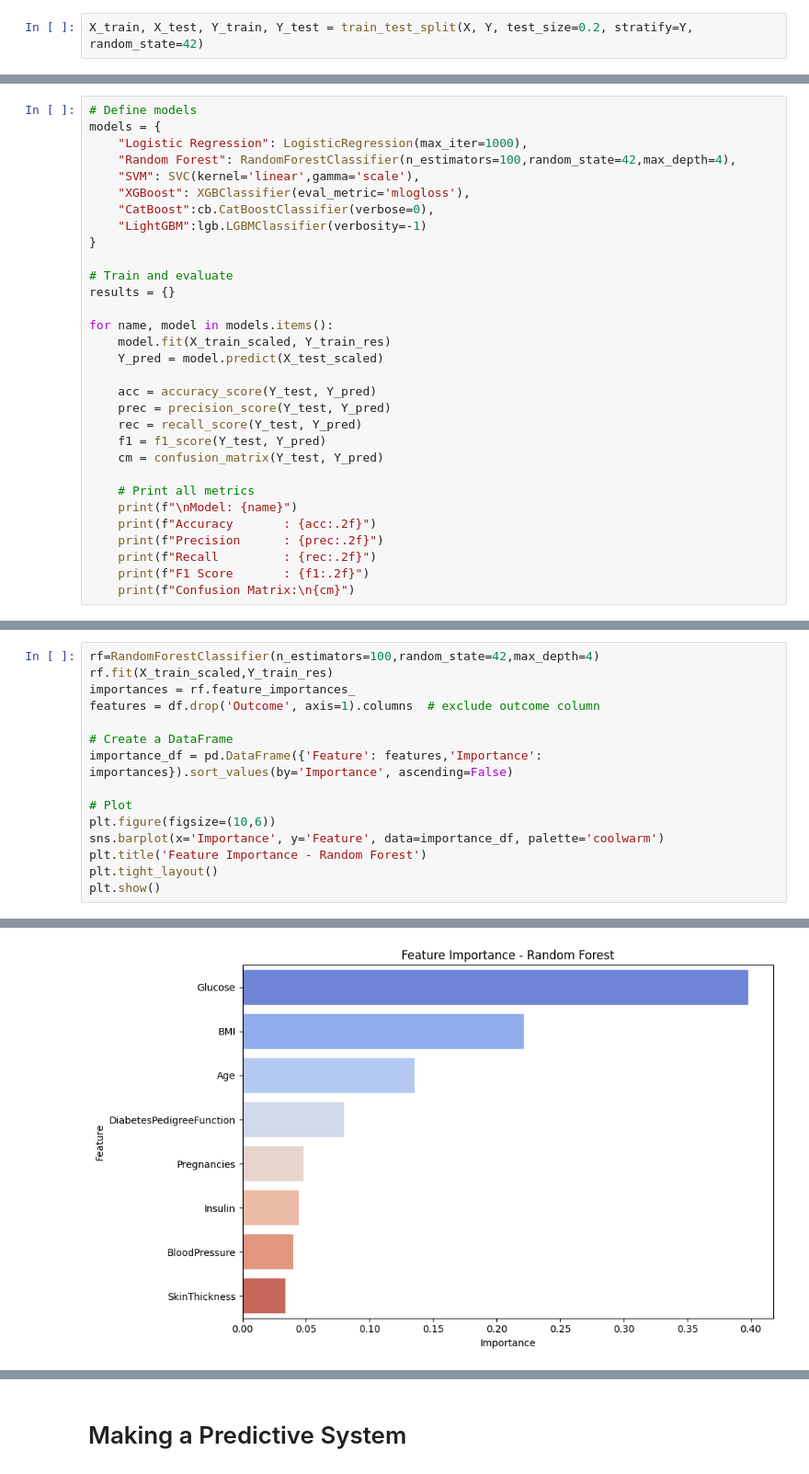
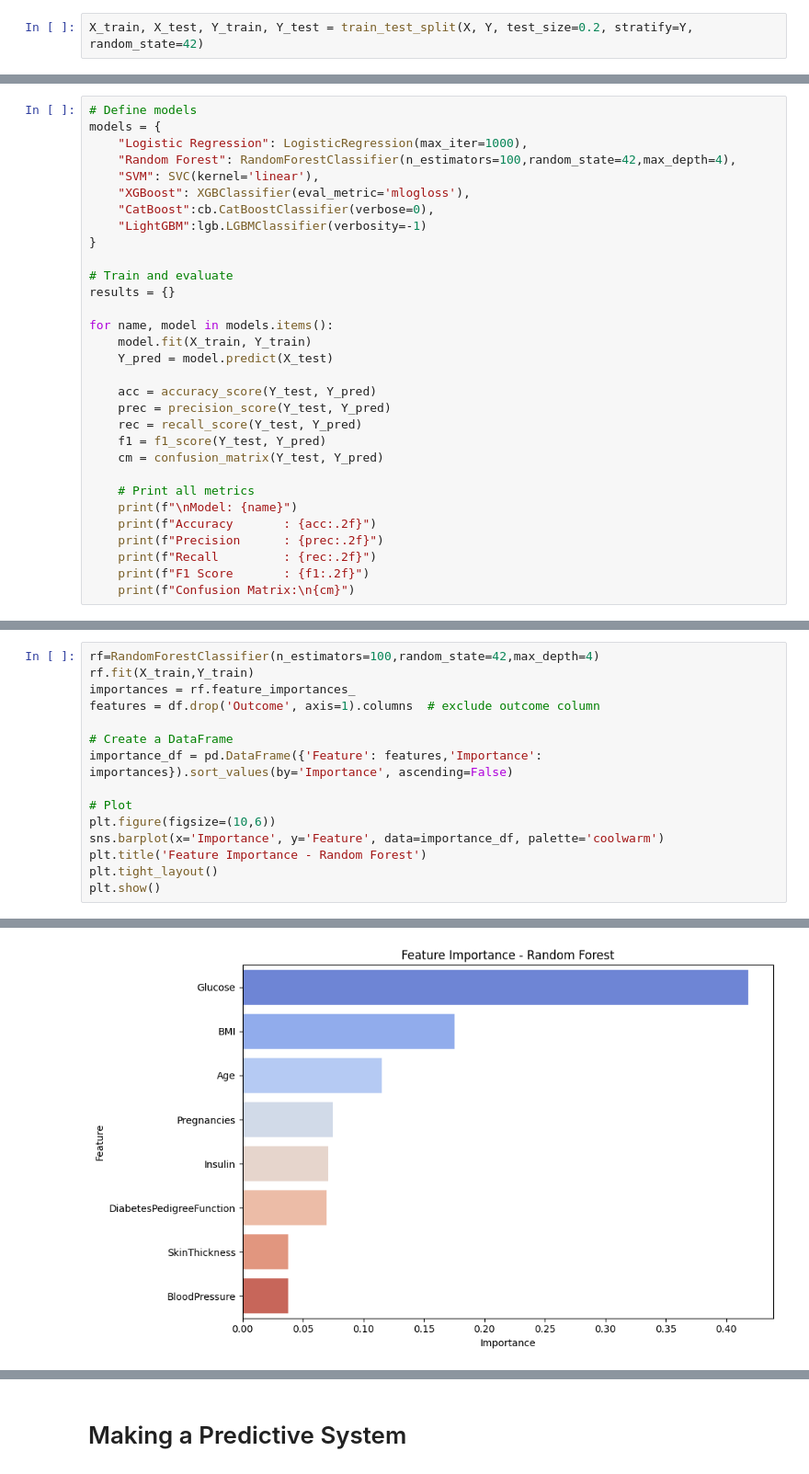
Before and after one commit to gurpreet2007/Heart_Disease_Prediction, a Jupyter notebook: notebook/diabetes.ipynb, the cells around one changed output, grey strips where cells are left out. Shown at 92% size. Cells and saved outputs as stored; diff of their text form.

```diff
--- a/notebook/diabetes.ipynb
+++ b/notebook/diabetes.ipynb
@@ -265,7 +230,7 @@ X_test_scaled = scaler.transform(X_test)
 models = {
     "Logistic Regression": LogisticRegression(max_iter=1000),
     "Random Forest": RandomForestClassifier(n_estimators=100,random_state=42,max_depth=4),
-    "SVM": SVC(kernel='linear',gamma='scale'),
+    "SVM": SVC(kernel='linear'),
     "XGBoost": XGBClassifier(eval_metric='mlogloss'),
     "CatBoost":cb.CatBoostClassifier(verbose=0),
     "LightGBM":lgb.LGBMClassifier(verbosity=-1)
@@ -275,8 +240,8 @@ models = {
 results = {}
 
 for name, model in models.items():
-    model.fit(X_train_scaled, Y_train_res)
-    Y_pred = model.predict(X_test_scaled)
+    model.fit(X_train, Y_train)
+    Y_pred = model.predict(X_test)
 
     acc = accuracy_score(Y_test, Y_pred)
     prec = precision_score(Y_test, Y_pred)
@@ -312,20 +277,20 @@ Confusion Matrix:
 # %%
 rf=RandomForestClassifier(n_estimators=100,random_state=42,max_depth=4)
-rf.fit(X_train_scaled,Y_train_res)
+rf.fit(X_train,Y_train)
 importances = rf.feature_importances_
 features = df.drop('Outcome', axis=1).columns  # exclude outcome column
 
 # Create a DataFrame
 importance_df = pd.DataFrame({'Feature': features,'Importance': importances}).sort_values(by='Importance', ascending=False)
 
 # Plot
 plt.figure(figsize=(10,6))
 sns.barplot(x='Importance', y='Feature', data=importance_df, palette='coolwarm')
 plt.title('Feature Importance - Random Forest')
 plt.tight_layout()
 plt.show()
 # %% [output]
 Passing `palette` without assigning `hue` is deprecated and will be removed in v0.14.0. Assign the `y` variable to `hue` and set `legend=False` for the same effect.
 
   sns.barplot(x='Importance', y='Feature', data=importance_df, palette='coolwarm')
-[figure, old version]
+[figure, new version]
```
Also changed, not shown: parts of 19 cells of this notebook, 7 other files.
